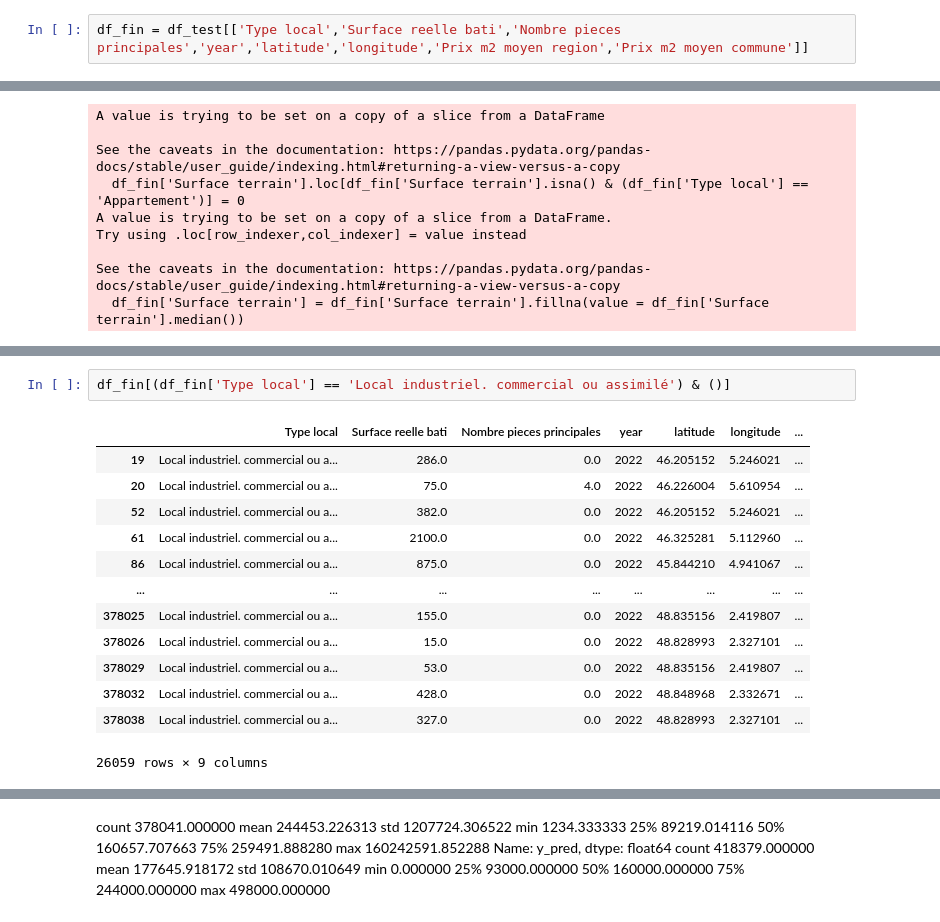
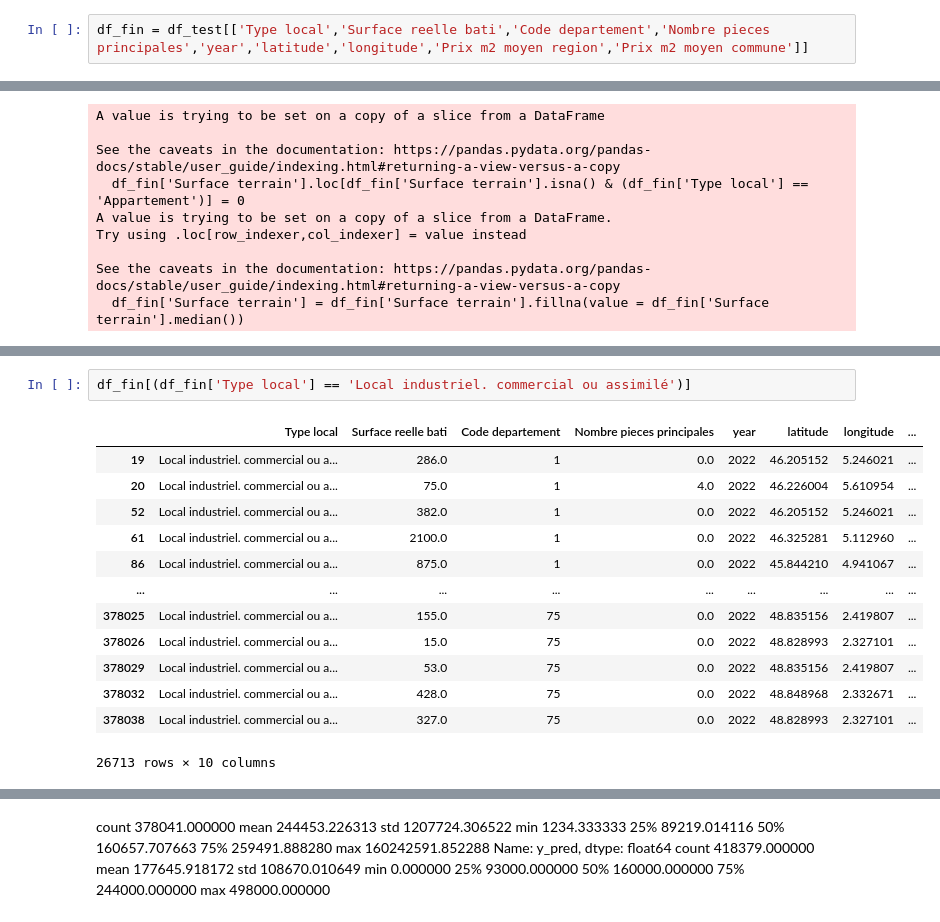
Before and after one commit to Ndeyefatou8/Machine_Learning, a Jupyter notebook: prediction_kaggle.ipynb, the cells around one changed output, grey strips where cells are left out. Cells and saved outputs as stored; diff of their text form.

```diff
--- a/prediction_kaggle.ipynb
+++ b/prediction_kaggle.ipynb
@@ -176,4 +214,4 @@ df_test = pd.merge(left=df_test, right=df_prix_dep, on='Code departement', how='
 # %% [markdown]
 # Remplacement valeurs vides
 # %%
-df_fin = df_test[['Type local','Surface reelle bati','Nombre pieces principales','year','latitude','longitude','Prix m2 moyen region','Prix m2 moyen commune']]
+df_fin = df_test[['Type local','Surface reelle bati','Code departement','Nombre pieces principales','year','latitude','longitude','Prix m2 moyen region','Prix m2 moyen commune']]
@@ -359,19 +689,19 @@ df_fin_test[df_fin_test['y_pred'] == 0] = 98000
 # %%
-df_fin[(df_fin['Type local'] == 'Local industriel. commercial ou assimilé') & ()]
+df_fin[(df_fin['Type local'] == 'Local industriel. commercial ou assimilé')]
 # %% [output]
-|  | Type local | Surface reelle bati | Nombre pieces principales | year | latitude | longitude | ... |
-| 19 | Local industriel. commercial ou a... | 286.0 | 0.0 | 2022 | 46.205152 | 5.246021 | ... |
-| 20 | Local industriel. commercial ou a... | 75.0 | 4.0 | 2022 | 46.226004 | 5.610954 | ... |
-| 52 | Local industriel. commercial ou a... | 382.0 | 0.0 | 2022 | 46.205152 | 5.246021 | ... |
-| 61 | Local industriel. commercial ou a... | 2100.0 | 0.0 | 2022 | 46.325281 | 5.112960 | ... |
-| 86 | Local industriel. commercial ou a... | 875.0 | 0.0 | 2022 | 45.844210 | 4.941067 | ... |
-| ... | ... | ... | ... | ... | ... | ... | ... |
-| 378025 | Local industriel. commercial ou a... | 155.0 | 0.0 | 2022 | 48.835156 | 2.419807 | ... |
-| 378026 | Local industriel. commercial ou a... | 15.0 | 0.0 | 2022 | 48.828993 | 2.327101 | ... |
-| 378029 | Local industriel. commercial ou a... | 53.0 | 0.0 | 2022 | 48.835156 | 2.419807 | ... |
-| 378032 | Local industriel. commercial ou a... | 428.0 | 0.0 | 2022 | 48.848968 | 2.332671 | ... |
-| 378038 | Local industriel. commercial ou a... | 327.0 | 0.0 | 2022 | 48.828993 | 2.327101 | ... |
+|  | Type local | Surface reelle bati | Code departement | Nombre pieces principales | year | latitude | longitude | ... |
+| 19 | Local industriel. commercial ou a... | 286.0 | 1 | 0.0 | 2022 | 46.205152 | 5.246021 | ... |
+| 20 | Local industriel. commercial ou a... | 75.0 | 1 | 4.0 | 2022 | 46.226004 | 5.610954 | ... |
+| 52 | Local industriel. commercial ou a... | 382.0 | 1 | 0.0 | 2022 | 46.205152 | 5.246021 | ... |
+| 61 | Local industriel. commercial ou a... | 2100.0 | 1 | 0.0 | 2022 | 46.325281 | 5.112960 | ... |
+| 86 | Local industriel. commercial ou a... | 875.0 | 1 | 0.0 | 2022 | 45.844210 | 4.941067 | ... |
+| ... | ... | ... | ... | ... | ... | ... | ... | ... |
+| 378025 | Local industriel. commercial ou a... | 155.0 | 75 | 0.0 | 2022 | 48.835156 | 2.419807 | ... |
+| 378026 | Local industriel. commercial ou a... | 15.0 | 75 | 0.0 | 2022 | 48.828993 | 2.327101 | ... |
+| 378029 | Local industriel. commercial ou a... | 53.0 | 75 | 0.0 | 2022 | 48.835156 | 2.419807 | ... |
+| 378032 | Local industriel. commercial ou a... | 428.0 | 75 | 0.0 | 2022 | 48.848968 | 2.332671 | ... |
+| 378038 | Local industriel. commercial ou a... | 327.0 | 75 | 0.0 | 2022 | 48.828993 | 2.327101 | ... |
-26059 rows × 9 columns
+26713 rows × 10 columns
 # %%
 df_fin_test.sort_values(by='y_pred')
 # %% [output]
```
Also changed, not shown: parts of 46 cells of this notebook, 4 other files.
